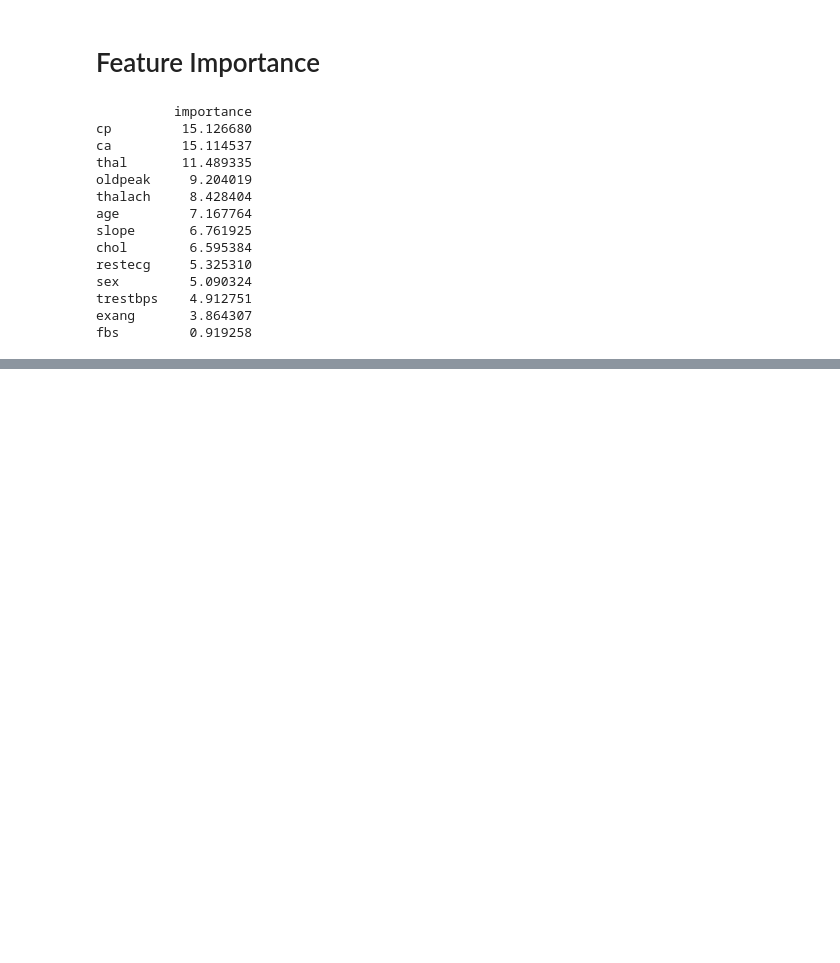
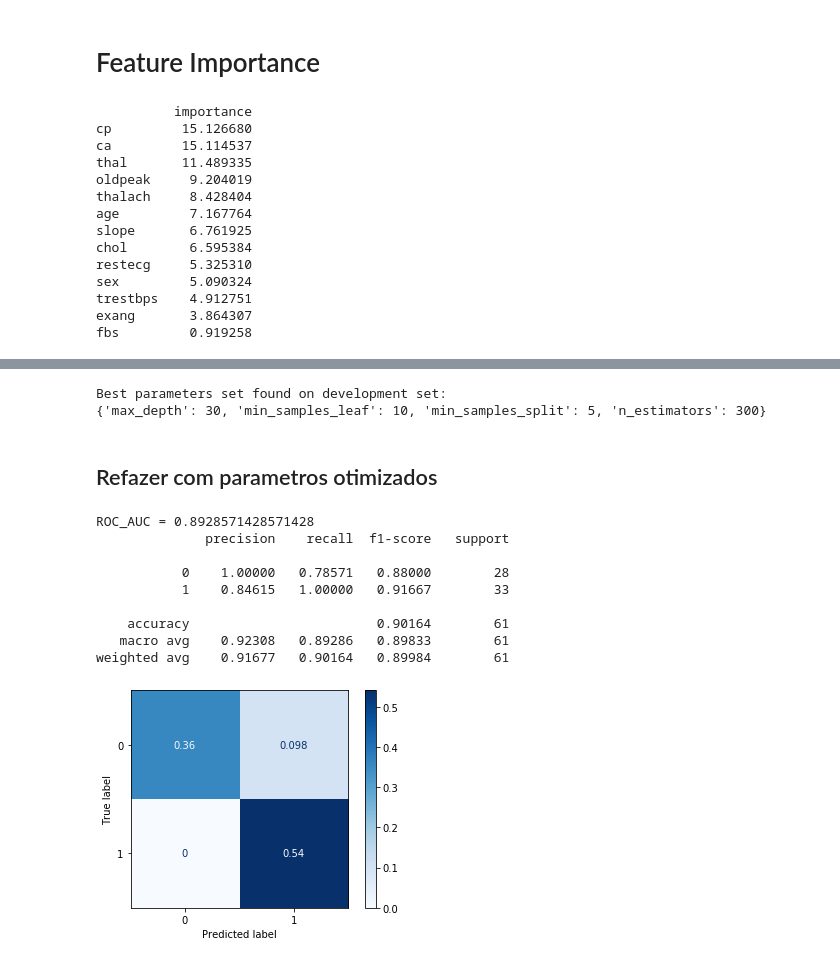
Before and after one commit to albertonvilas/DataScience_HeartDisease, a Jupyter notebook: heart_disaese.ipynb, the cells around one changed output, grey strips where cells are left out. Saved outputs shown, nothing was run; the diff lists cells and outputs as text; code cells hidden in the pictures; blank space fills up the shorter version.

```diff
--- a/heart_disaese.ipynb
+++ b/heart_disaese.ipynb
@@ -294,0 +325,28 @@ fbs         0.919258
+# %%
+print("Best parameters set found on development set:")
+print(bestF.best_params_)
+# %% [output]
+Best parameters set found on development set:
+{'max_depth': 30, 'min_samples_leaf': 10, 'min_samples_split': 5, 'n_estimators': 300}
+# %% [markdown]
+## Refazer com parametros otimizados
+# %%
+params_rf = {'max_depth': 30,
+         'min_samples_leaf': 10,
+         'min_samples_split': 5,
+         'n_estimators': 300,
+         'random_state': 42}
+
+model_rf_opt = RandomForestClassifier(**params_rf)
+model_rf_opt, roc_auc_rf_opt = run_model(model_rf_opt, X_train, y_train, X_test, y_test)
+# %% [output]
+ROC_AUC = 0.8928571428571428
+              precision    recall  f1-score   support
+
+           0    1.00000   0.78571   0.88000        28
+           1    0.84615   1.00000   0.91667        33
+
+    accuracy                        0.90164        61
+   macro avg    0.92308   0.89286   0.89833        61
+weighted avg    0.91677   0.90164   0.89984        61
+[figure, added]
```
Also changed, not shown: parts of 12 cells of this notebook, 3 other files.
